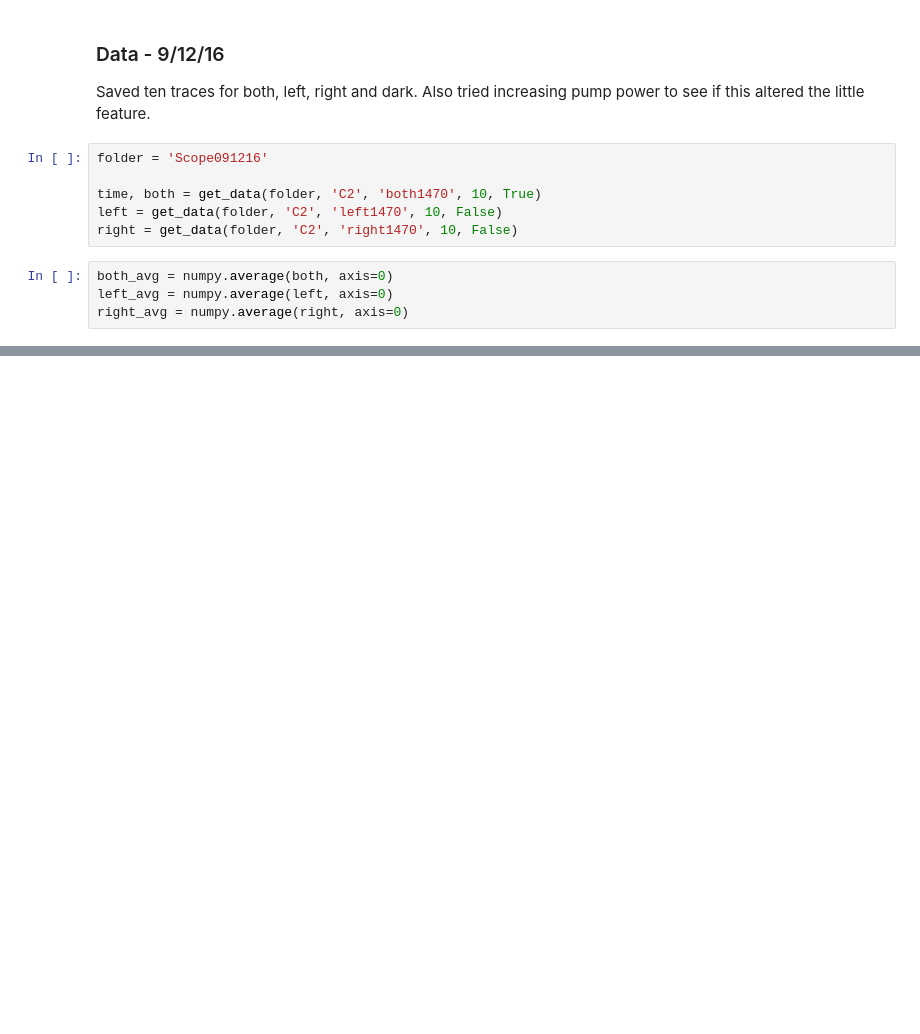
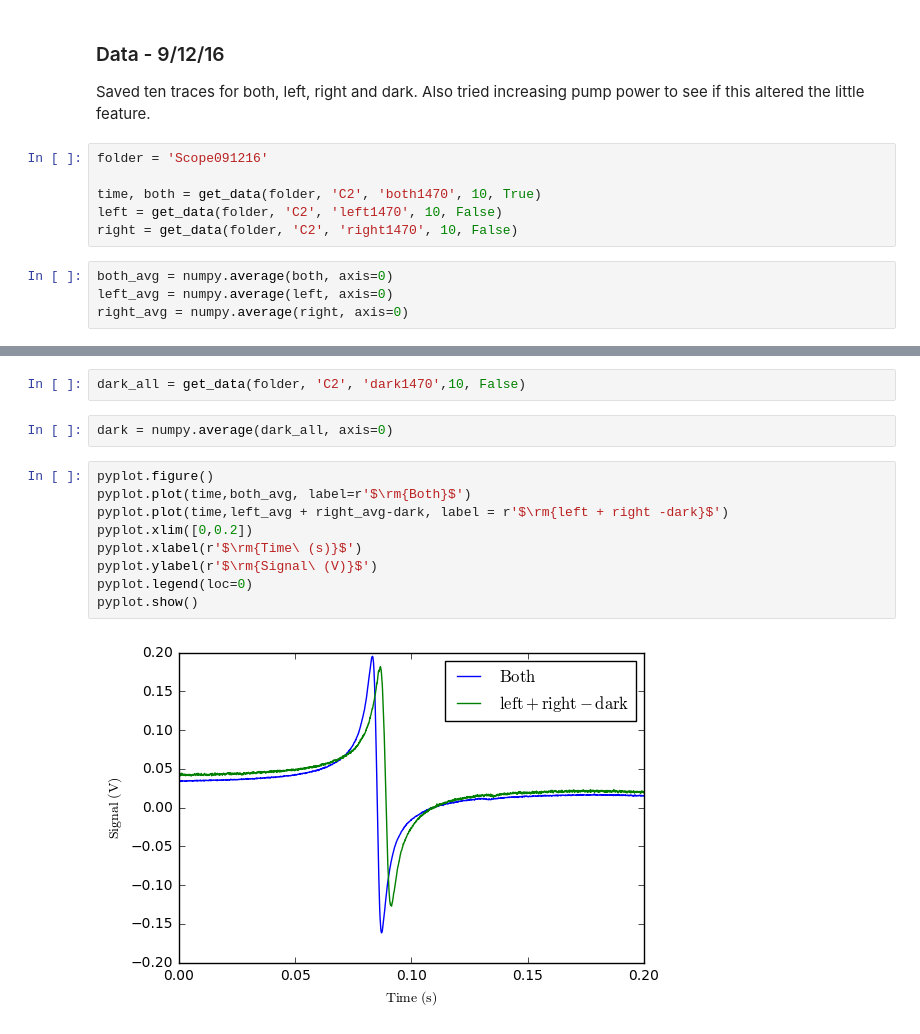
Before and after one commit to Slartybartfarst/Lab-Notebooks, a Jupyter notebook: Excited State Polarization Spectroscopy.ipynb, the cells around one changed output, grey strips where cells are left out. Cells and saved outputs as stored; diff of their text form; blank space fills up the shorter version.

```diff
--- a/Excited State Polarization Spectroscopy.ipynb
+++ b/Excited State Polarization Spectroscopy.ipynb
@@ -211,0 +238,15 @@ pyplot.show()
+# %%
+dark_all = get_data(folder, 'C2', 'dark1470',10, False)
+# %%
+dark = numpy.average(dark_all, axis=0)
+# %%
+pyplot.figure()
+pyplot.plot(time,both_avg, label=r'$\rm{Both}$')
+pyplot.plot(time,left_avg + right_avg-dark, label = r'$\rm{left + right -dark}$')
+pyplot.xlim([0,0.2])
+pyplot.xlabel(r'$\rm{Time\ (s)}$')
+pyplot.ylabel(r'$\rm{Signal\ (V)}$')
+pyplot.legend(loc=0)
+pyplot.show()
+# %% [output]
+[figure, added]
```
Also changed, not shown: parts of 23 cells of this notebook, 1 other file.
